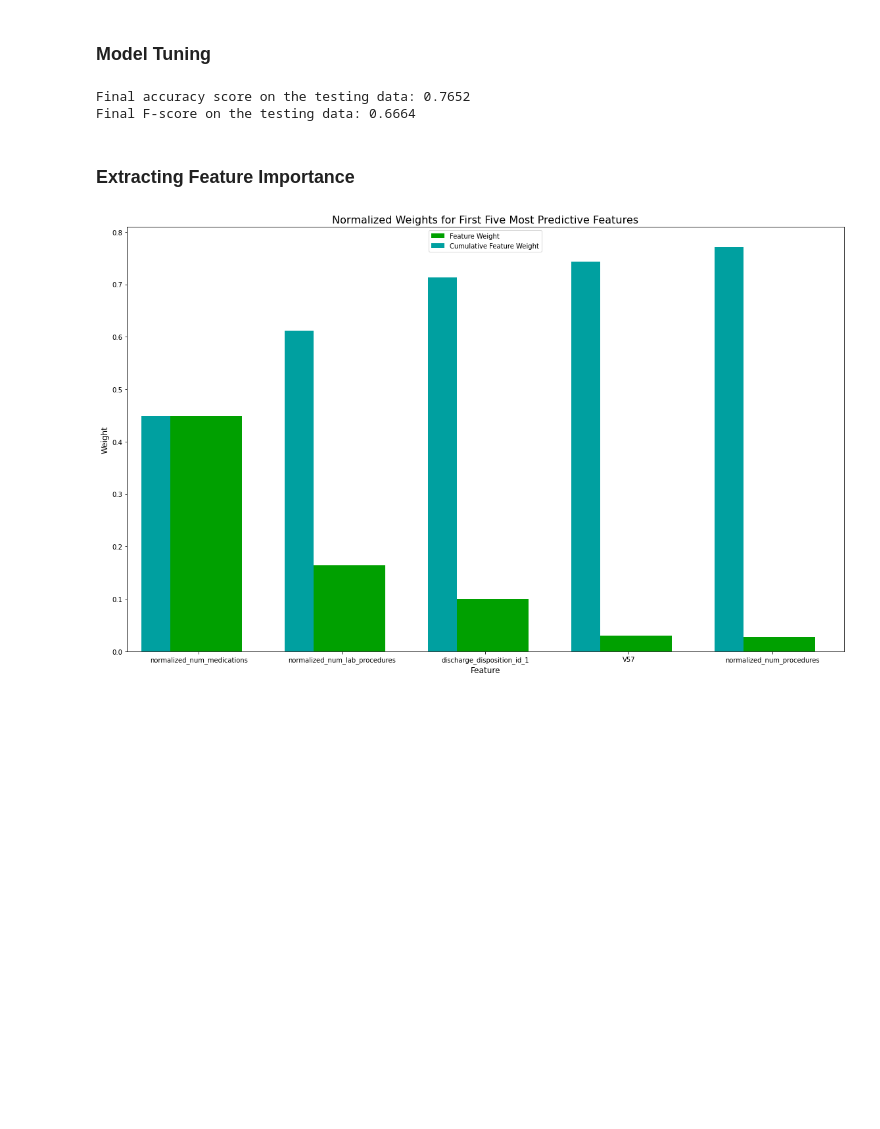
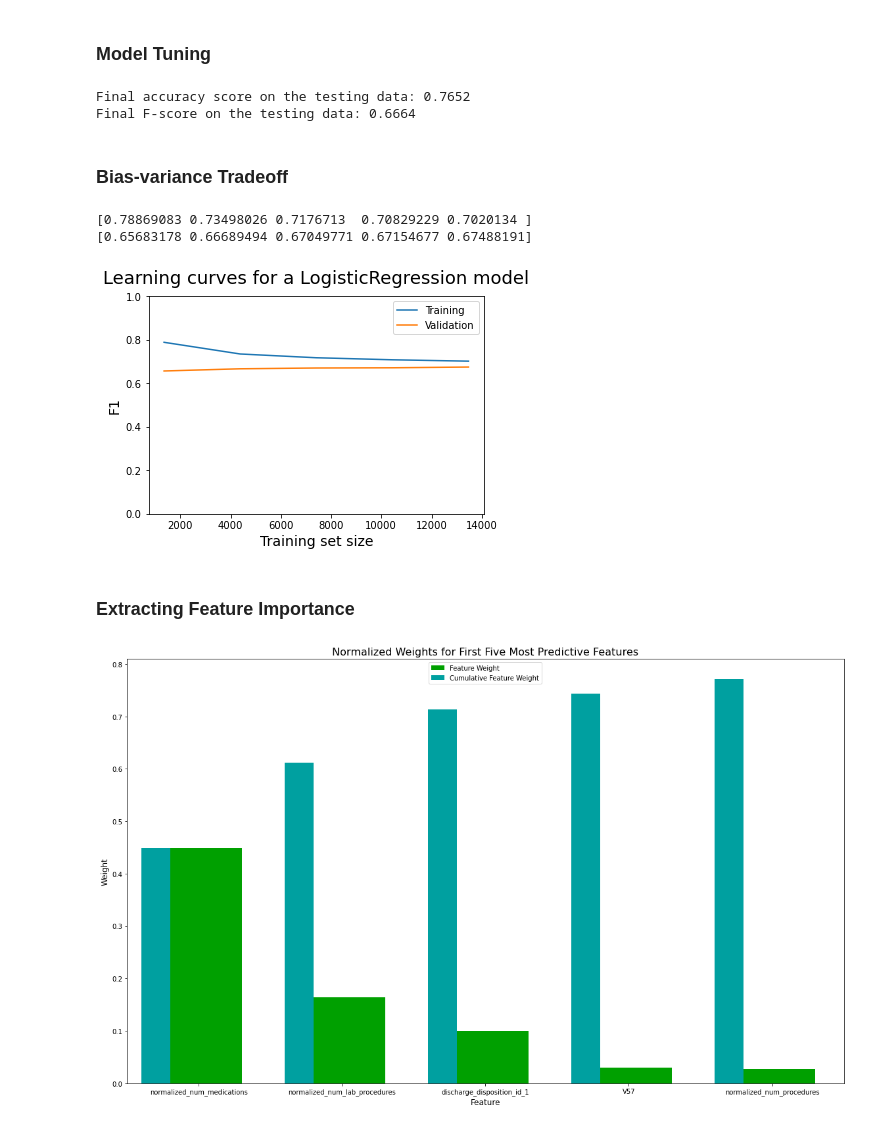
Before and after one commit to iDataist/Patient-Selection-for-Diabetes-Drug-Testing, a Jupyter notebook: src/patient_selection.ipynb, the cells around one changed output. Cells and saved outputs as stored; diff of their text form; code cells hidden in the pictures; blank space fills up the shorter version.

```diff
--- a/src/patient_selection.ipynb
+++ b/src/patient_selection.ipynb
@@ -989,6 +973,34 @@ print("Final F-score on the testing data: {:.4f}".format(f1_score(y_test, best_p
 # %% [output]
 Final accuracy score on the testing data: 0.7652
 Final F-score on the testing data: 0.6664
+# %% [markdown]
+### Bias-variance Tradeoff
+# %%
+def learning_curves(estimator, X, y):
+    train_sizes, train_scores, validation_scores = learning_curve(estimator,
+                                                                  X,
+                                                                  y,
+                                                                  scoring='f1')
+    train_scores_mean = train_scores.mean(axis = 1)
+    print(train_scores_mean)
+    validation_scores_mean = validation_scores.mean(axis = 1)
+    print(validation_scores_mean)
+
+    plt.plot(train_sizes, train_scores_mean, label = 'Training')
+    plt.plot(train_sizes, validation_scores_mean, label = 'Validation')
+
+    plt.ylabel('F1', fontsize = 14)
+    plt.xlabel('Training set size', fontsize = 14)
+    title = 'Learning curves for a ' + str(estimator).split('(')[0] + ' model'
+    plt.title(title, fontsize = 18, y = 1.03)
+    plt.legend()
+    plt.ylim(0,1)
+# %%
+learning_curves(LogisticRegression(random_state = 1, solver = 'liblinear'), X_train, y_train)
+# %% [output]
+[0.78869083 0.73498026 0.7176713  0.70829229 0.7020134 ]
+[0.65683178 0.66689494 0.67049771 0.67154677 0.67488191]
+[figure, added]
 # %% [markdown]
 ### Extracting Feature Importance
 # %%
```
Also changed, not shown: parts of 19 cells of this notebook, 2 other files.
